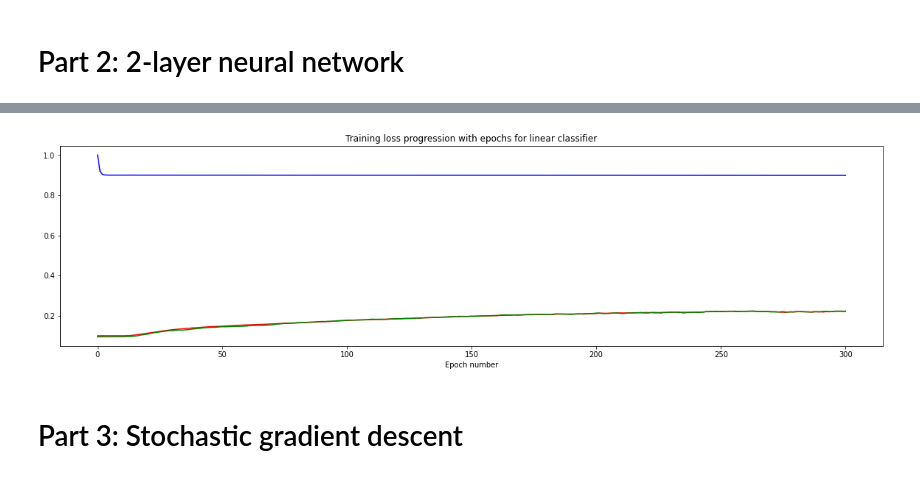
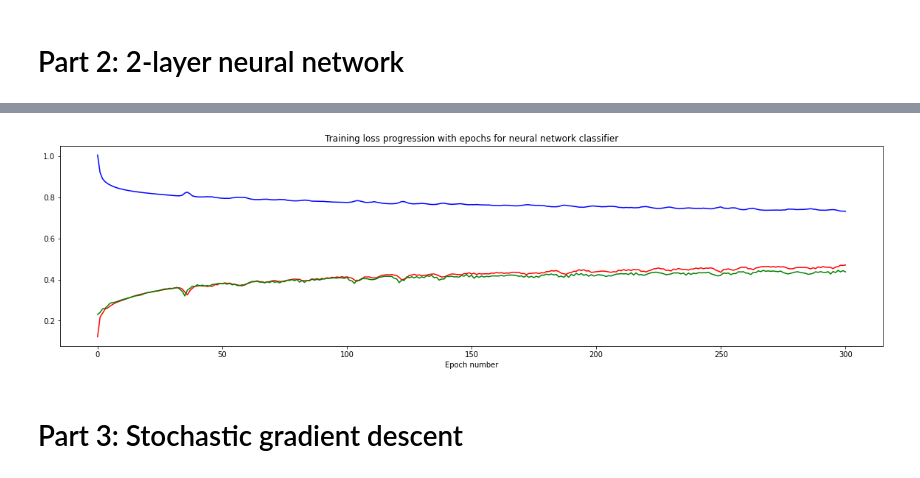
Before and after one commit to PamudithaSomarathne/EN2550, a Jupyter notebook: 4 Neural Network/EN2550_Assignment_04.ipynb, the cells around one changed output, grey strips where cells are left out. Cells and saved outputs as stored; diff of their text form; code cells hidden in the pictures.

Commit message:
Finished 2 layer neural network(without sgd)

```diff
--- a/4 Neural Network/EN2550_Assignment_04.ipynb
+++ b/4 Neural Network/EN2550_Assignment_04.ipynb
@@ -26,8 +26,8 @@ x_train = x_train - mean_image
 x_test = x_test - mean_image
 
 # Convert labels from integers to binary
-y_train = keras.utils.to_categorical(y_train, num_classes=K)
-y_test = keras.utils.to_categorical(y_test, num_classes=K)
+y_train = keras.utils.to_categorical(y_train, num_classes=K).astype(np.float64)
+y_test = keras.utils.to_categorical(y_test, num_classes=K).astype(np.float64)
 
 # Reshape data and convert to float32
 x_train = x_train.reshape((Ntr,Din)).astype(np.float64)
@@ -228,12 +230,13 @@ def forward_prop_2_layer_nn(x_data, weights):
   return [z1,a1,z2]
 
 def back_prop_2_layer_nn(y, xs, weights):
-  dz2 = 2*(xs[-1]-y)
-  db2 = np.sum(dz2,axis=0,keepdims=True)/y.shape[0]
-  dW2 = np.matmul(xs[-2].T,dz2)/y.shape[0]
-  dz1 = xs[-2]*(1-xs[-2])*np.matmul(dz2,weights[2].T)
-  db1 = np.sum(dz1,axis=0,keepdims=True)/y.shape[0]
-  dW1 = np.matmul(xs[0].T, dz1)/y.shape[0]
+  dz2 = 2*(xs[3]-y)/y.shape[0]
+  db2 = np.sum(dz2,axis=0,keepdims=True)
+  dW2 = np.matmul(xs[2].T,dz2)
+  da1 = np.matmul(dz2,weights[2].T)
+  dz1 = xs[2]*(1-xs[2])*da1
+  db1 = np.sum(dz1,axis=0,keepdims=True)
+  dW1 = np.matmul(xs[0].T, dz1)
   return [dW1,db1,dW2,db2]
 
 def gradient_descent_2_layer_nn(grads, weights, learning_rate=0.01, reg=0.0):
@@ -253,9 +256,9 @@ for weight in weights_nn:
 nn1_loss_history = []
 nn1_train_acc_history = []
 nn1_val_acc_history = []
-learning_rate_nn1 = 0.014
-learning_rate_decay_nn1 = 0.999
-regularization_nn1 =5e-6
+learning_rate_nn1 = 0.015
+learning_rate_decay_nn1 = 0.9999
+regularization_nn1 = 1e-6
 
 tik = time.time()
 
@@ -267,7 +270,7 @@ for epo in range(no_epochs+1):
   # Shuffle training data
   ind = np.arange(Ntr)
   rng.shuffle(ind)
-  x_train_shuffled = x_train[ind]*255.0
+  x_train_shuffled = x_train[ind]*100.0
   y_train_shuffled = y_train[ind]
 
   # Learning step
@@ -275,10 +278,10 @@ for epo in range(no_epochs+1):
   y_hat = results[-1]
   loss = mean_sum_of_squared_errors_2_layer_nn(y_train_shuffled, y_hat,\
                                                weights_nn, regularization_nn1)
-  grads = back_prop_2_layer_nn(y_train_shuffled, [x_train]+results, weights_nn)
+  grads = back_prop_2_layer_nn(y_train_shuffled, [x_train_shuffled]+results,
+                               weights_nn)
   weights = gradient_descent_2_layer_nn(grads, weights_nn, learning_rate_nn1,\
                                         regularization_nn1)
-
   learning_rate_nn1 *= learning_rate_decay_nn1
 
   # Maintain history of progression
@@ -287,7 +290,7 @@ for epo in range(no_epochs+1):
   nn1_train_acc_history.append(train_acc)
   # Validation
   if use_val:
-    y_hat_val = forward_prop_2_layer_nn(255.0*x_val, weights_nn)[-1]
+    y_hat_val = forward_prop_2_layer_nn(100.0*x_val, weights_nn)[-1]
     val_acc = get_accuracy(y_hat_val, y_val)
     nn1_val_acc_history.append(val_acc)
 
@@ -315,9 +325,10 @@ KeyboardInterrupt: ignored
 # %%
-y_hat_test = forward_prop_2_layer_nn(x_test,weights_nn)[-1]
+y_hat_test = forward_prop_2_layer_nn(100.0*x_test,weights_nn)[-1]
 print("Stats for neural network classifier")
-print("Learning rate:", learning_rate_nn1)
+print("Learning rate:", 0.015)
 print("Training set final mean loss:", nn1_loss_history[-1])
-print("Test set mean loss:",mean_sum_of_squared_errors_2_layer_nn(y_test, y_hat_test, weights_nn))
+print("Test set mean loss:",mean_sum_of_squared_errors_2_layer_nn(y_test,
+                                                      y_hat_test, weights_nn))
 print("Test set accuracy:", get_accuracy(y_hat_test, y_test),"%\n")
 
 plt.figure(figsize=(20,5))
@@ -325,7 +336,9 @@ plt.title("Training loss progression with epochs for neural network classifier")
 plt.xlabel("Epoch number")
 plt.plot(nn1_loss_history, 'b', label="Training loss")
 plt.plot(np.array(nn1_train_acc_history)/100, 'r', label="Training accuracy")
-if use_val: plt.plot(np.array(nn1_val_acc_history)/100, 'g', label="Validation accuracy")
+if use_val: plt.plot(np.array(nn1_val_acc_history)/100, 'g',
+                     label="Validation accuracy")
+plt.legend()
 #plt.savefig("images/linear_training_loss.png")
 plt.show()
 # %% [output]
@@ -337,4 +350,4 @@ Test set accuracy: 10.0 %
-[figure, old version]
+[figure, new version]
 # %% [markdown]
 # Part 3: Stochastic gradient descent
 # %%
```
Also changed, not shown: parts of 5 cells of this notebook.
